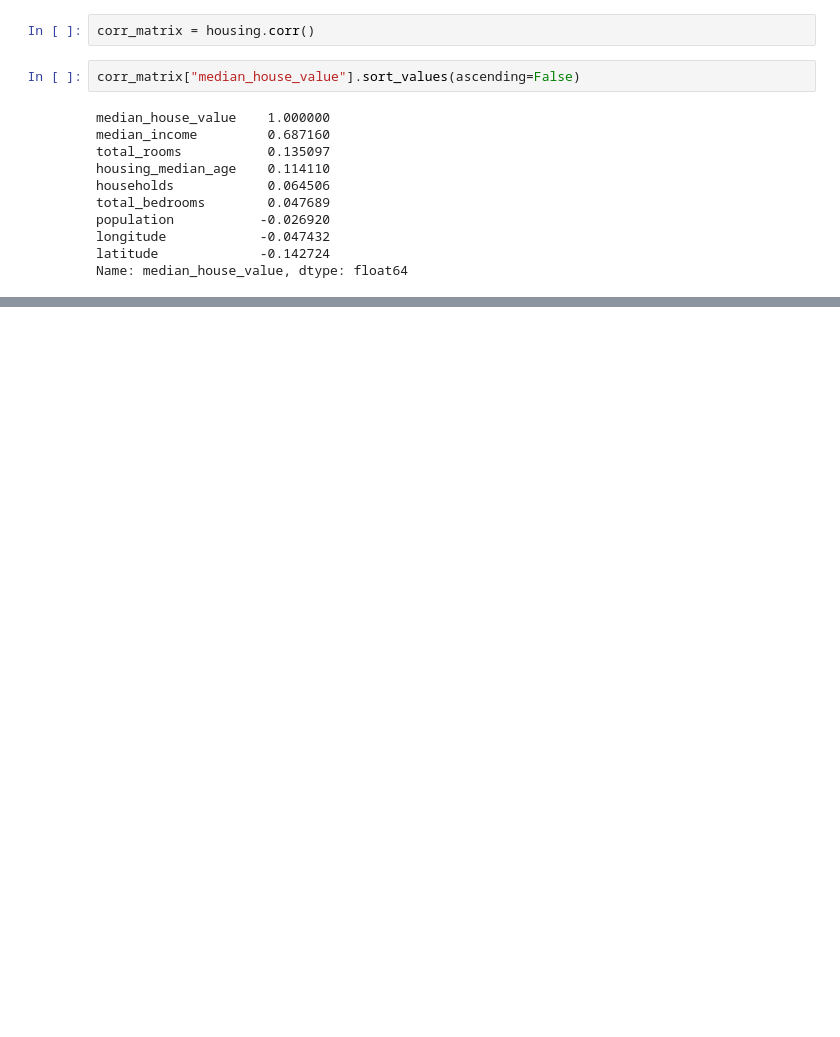
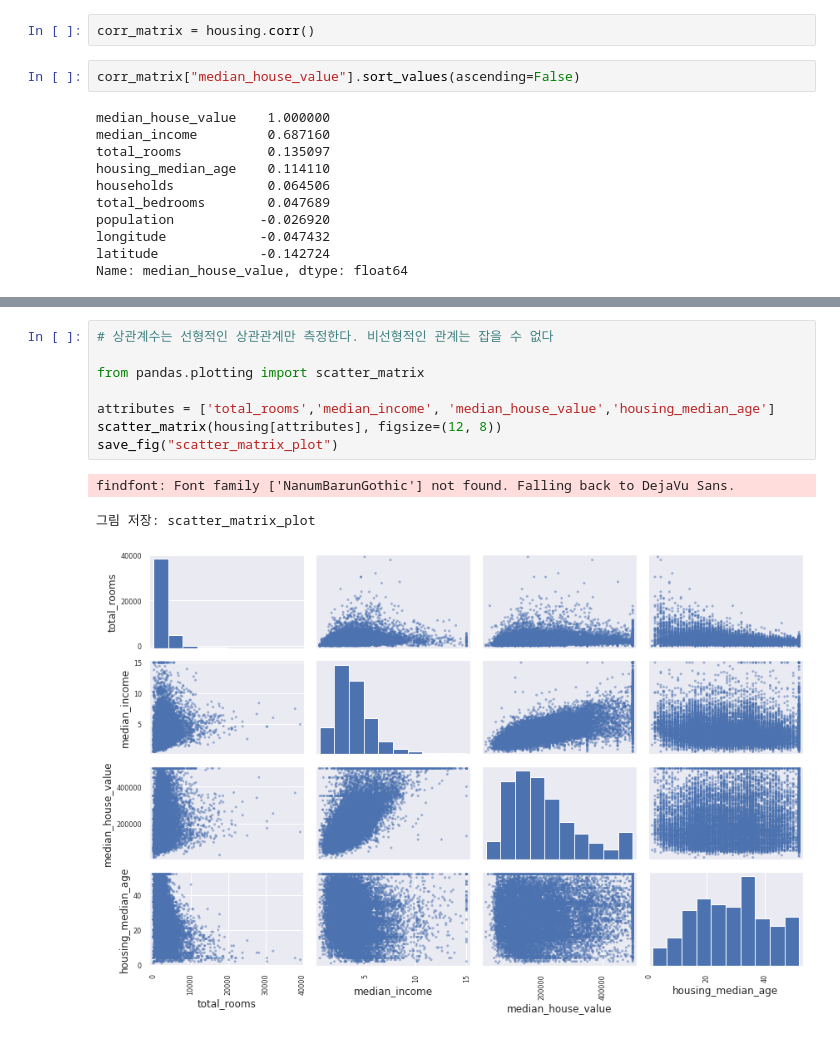
Before and after one commit to HanHyunDo/HandsOnMachineLearning, a Jupyter notebook: 2장_머신러닝_프로젝트_처음부터_끝까지.ipynb, the cells around one changed output, grey strips where cells are left out. Saved outputs shown, nothing was run; the diff lists cells and outputs as text; blank space fills up the shorter version.

```diff
--- a/2장_머신러닝_프로젝트_처음부터_끝까지.ipynb
+++ b/2장_머신러닝_프로젝트_처음부터_끝까지.ipynb
@@ -362,0 +374,12 @@ Name: median_house_value, dtype: float64
+# %%
+# 상관계수는 선형적인 상관관계만 측정한다. 비선형적인 관계는 잡을 수 없다
+
+from pandas.plotting import scatter_matrix
+
+attributes = ['total_rooms','median_income', 'median_house_value','housing_median_age']
+scatter_matrix(housing[attributes], figsize=(12, 8))
+save_fig("scatter_matrix_plot")
+# %% [output]
+findfont: Font family ['NanumBarunGothic'] not found. Falling back to DejaVu Sans.
+그림 저장: scatter_matrix_plot
+[figure, added]
```
Also changed, not shown: parts of 71 cells of this notebook.
